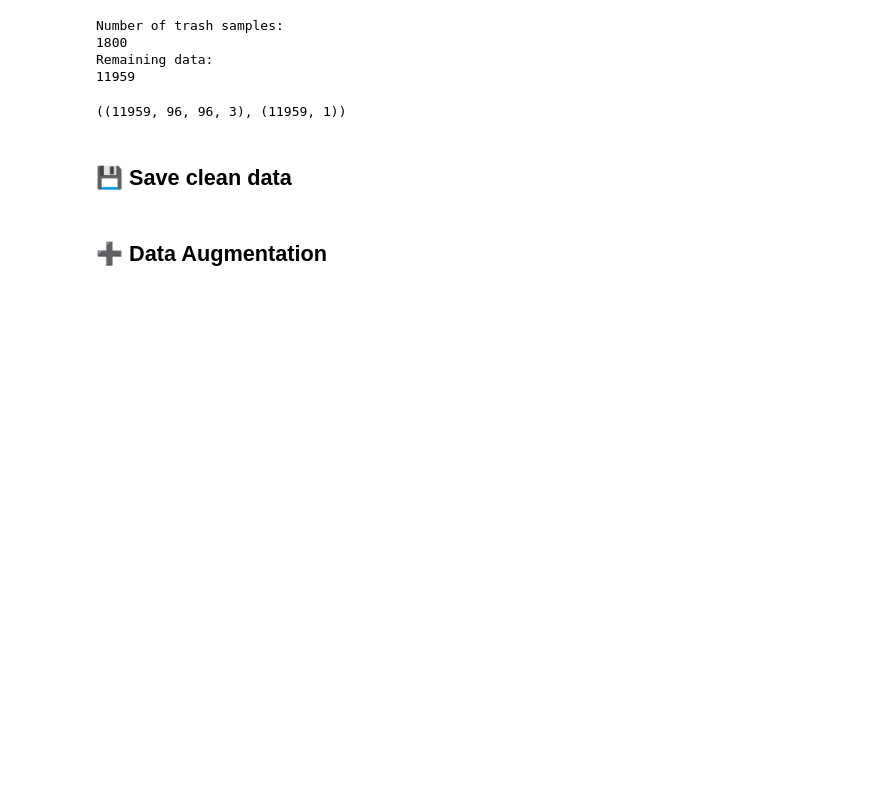
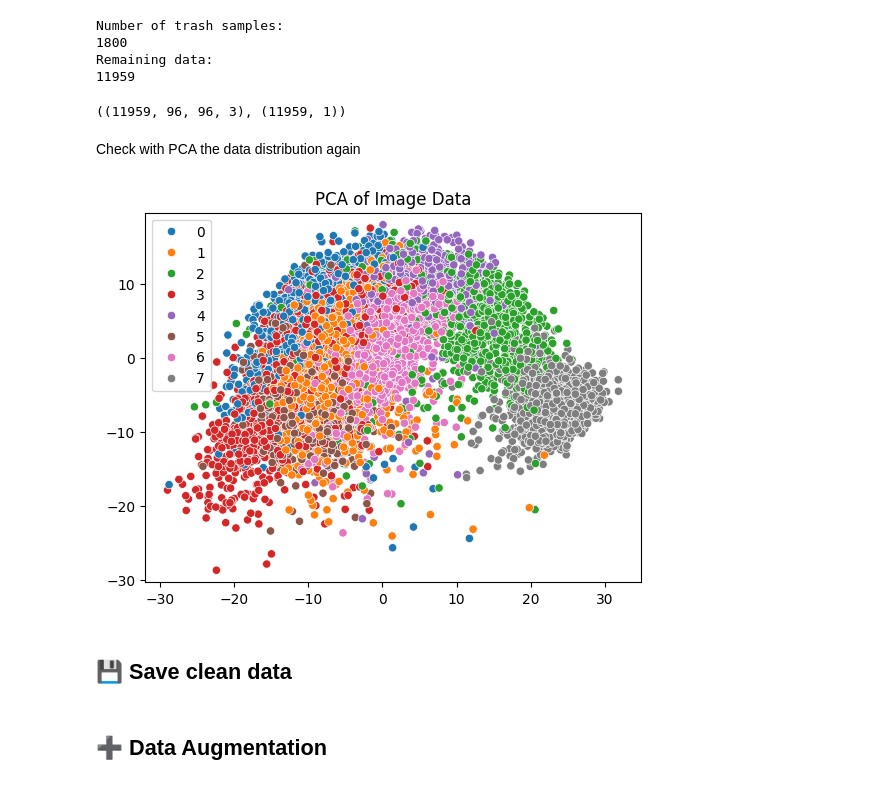
Before and after one commit to sissamatteo29/ANN_Cell_Classification, a Jupyter notebook: data_wrangling.ipynb, the cells around one changed output. Saved outputs shown, nothing was run; the diff lists cells and outputs as text; code cells hidden in the pictures; blank space fills up the shorter version.

```diff
--- a/data_wrangling.ipynb
+++ b/data_wrangling.ipynb
@@ -216,6 +216,23 @@ x_clean.shape, y_clean.shape
 # %%
 # Normalize data to the range [0, 1]
 x_clean = (x_clean / 255).astype('float32')
+# %% [markdown]
+Check with PCA the data distribution again
+# %%
+# reshape x to apply PCA
+x_flat = x_clean.reshape(x_clean.shape[0], -1)
+
+# Reduce dimensions to 2 to plot data
+pca = PCA(n_components=2)
+features_pca = pca.fit_transform(x_flat)
+
+# Plot Principal components
+plt.title('PCA of Image Data')
+plt.axis('equal')
+sns.scatterplot(x=features_pca[:, 0], y=features_pca[:, 1], hue=y_clean.flatten(),palette='tab10')
+plt.show()
+# %% [output]
+[figure, added]
 # %% [markdown]
 ## 💾 Save clean data
 # %%
```
